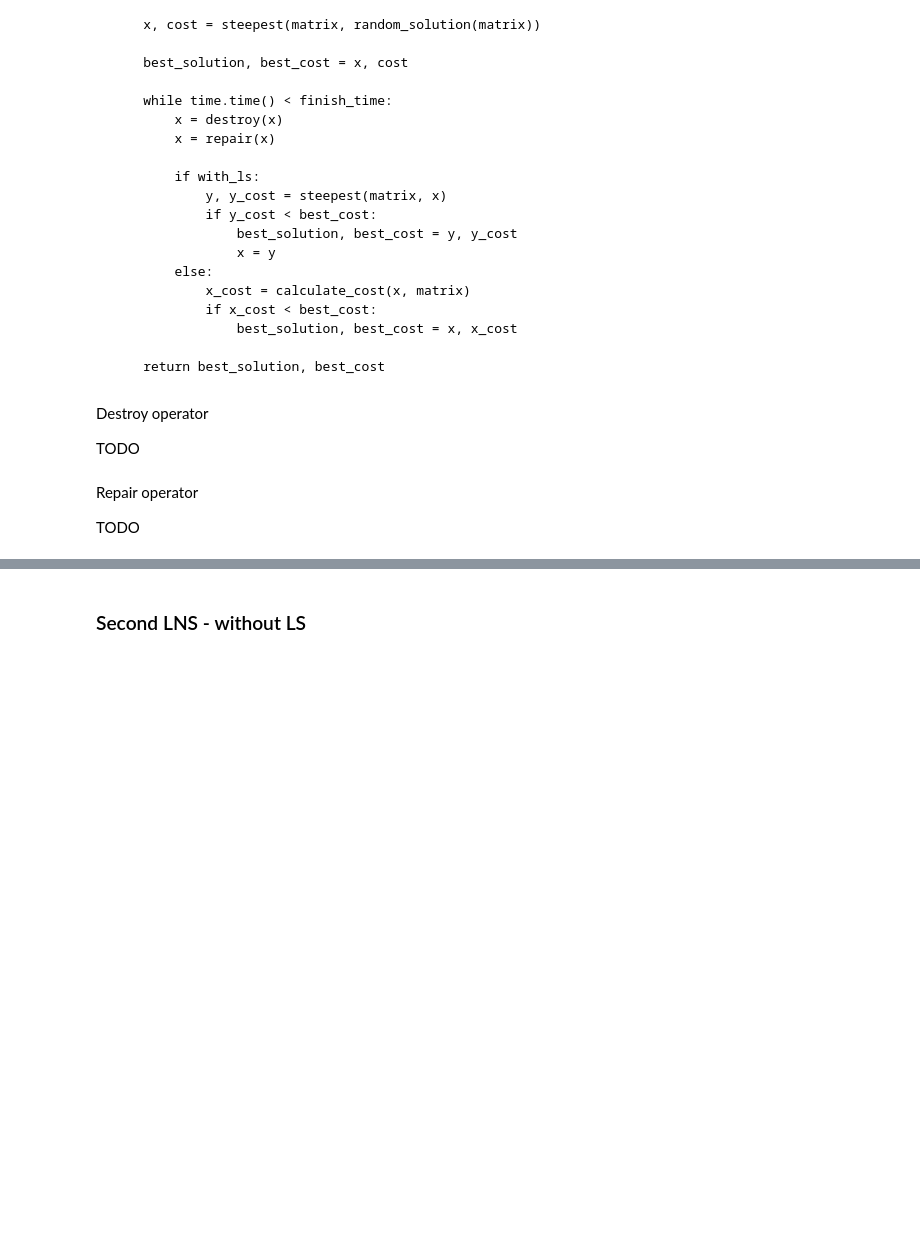
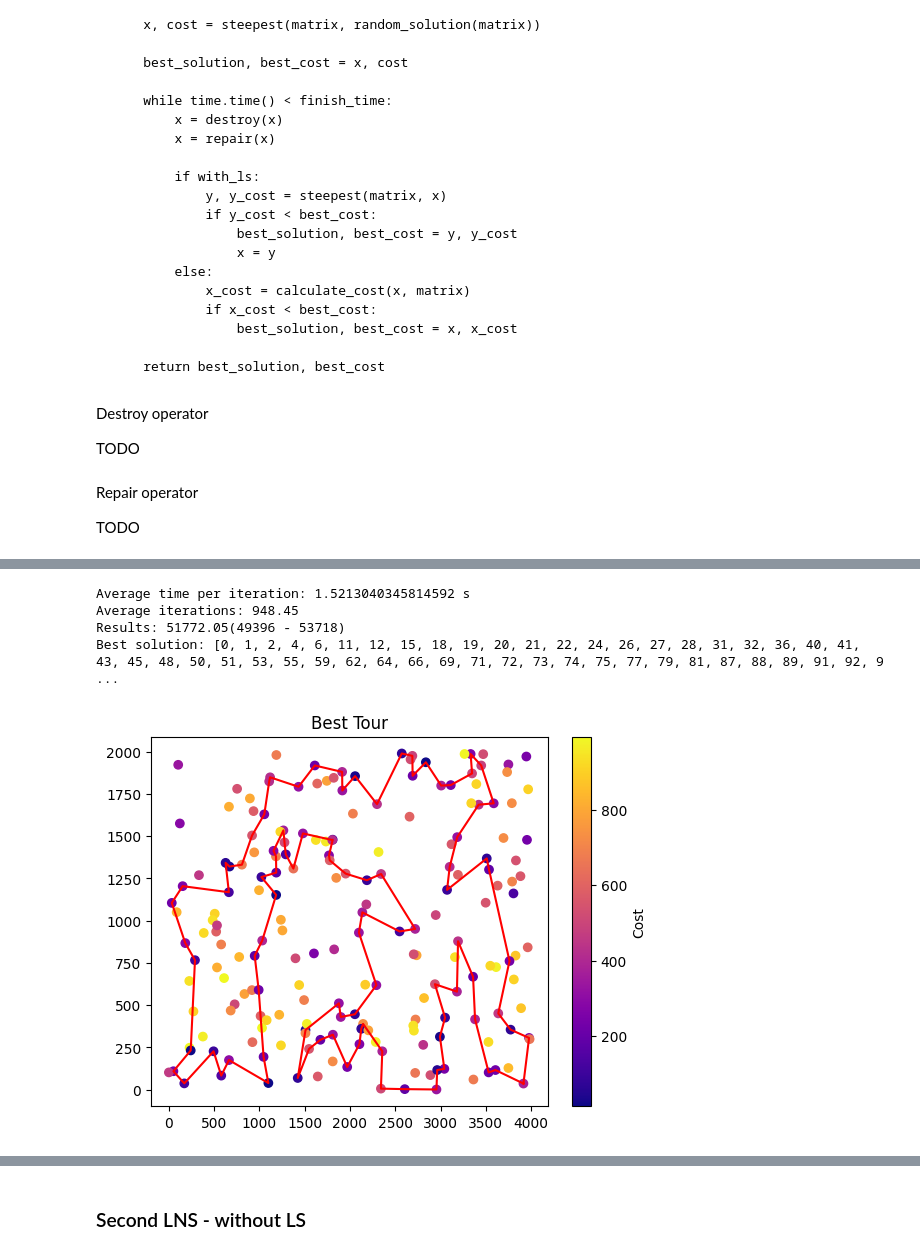
Before and after one commit to Oskshust/evo_comp, a Jupyter notebook: 7/raport.ipynb, the cells around one changed output, grey strips where cells are left out. Saved outputs shown, nothing was run; the diff lists cells and outputs as text; code cells hidden in the pictures; blank space fills up the shorter version.

```diff
--- a/7/raport.ipynb
+++ b/7/raport.ipynb
@@ -78,0 +63,8 @@ Best solution: [0, 1, 4, 5, 6, 7, 8, 12, 19, 20, 21, 22, 24, 25, 26, 27, 31, 32,
+# %%
+run_lns(c)
+# %% [output]
+Average time per iteration: 1.5213040345814592 s
+Average iterations: 948.45
+Results: 51772.05(49396 - 53718)
+Best solution: [0, 1, 2, 4, 6, 11, 12, 15, 18, 19, 20, 21, 22, 24, 26, 27, 28, 31, 32, 36, 40, 41, 43, 45, 48, 50, 51, 53, 55, 59, 62, 64, 66, 69, 71, 72, 73, 74, 75, 77, 79, 81, 87, 88, 89, 91, 92, 9 ...
+[figure, added]
```
Also changed, not shown: parts of 12 cells of this notebook.
